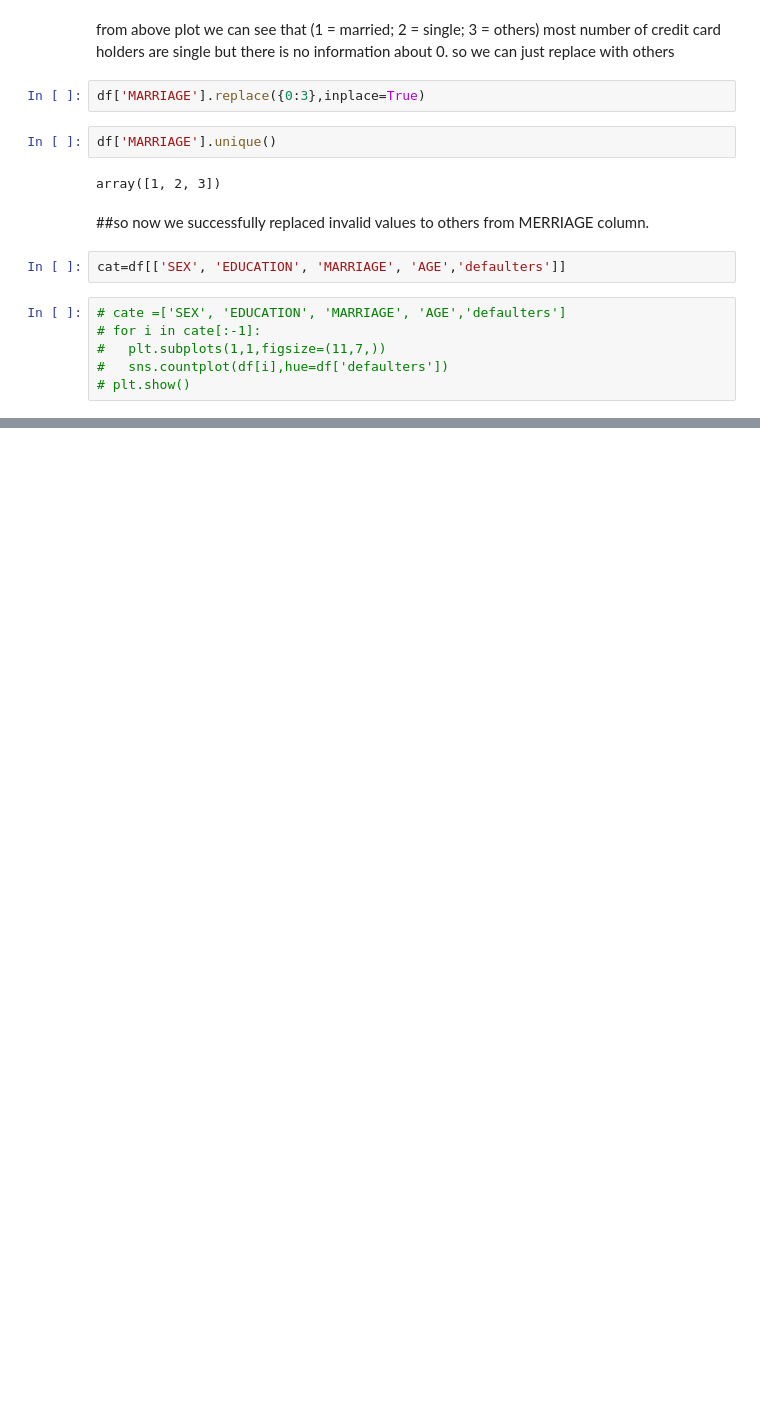
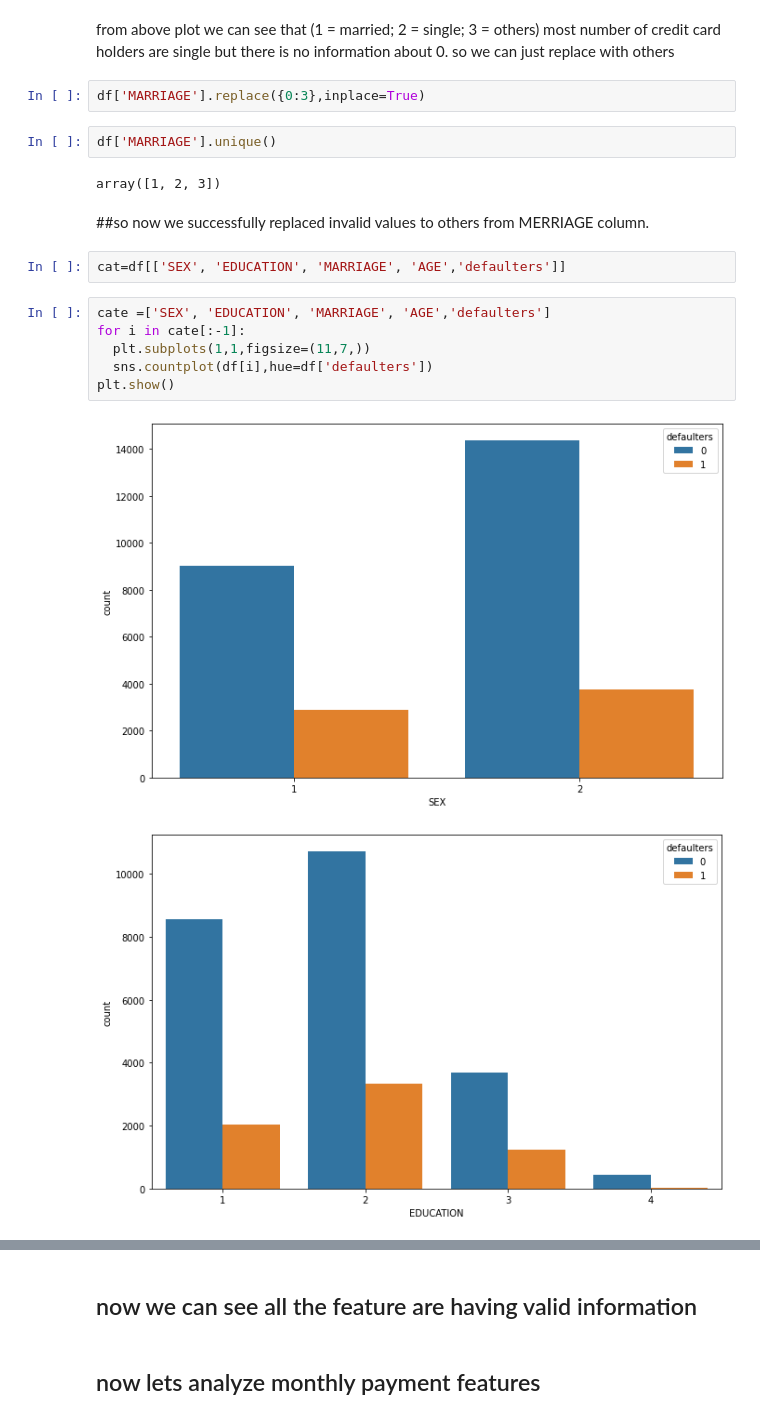
Before and after one commit to IfrazQazi/Credit-Card-Default-Prediction, a Jupyter notebook: Credit_Card_Default_Prediction.ipynb, the cells around one changed output, grey strips where cells are left out. Drawn from its saved outputs; the diff is of its cells as text; blank space fills up the shorter version.

```diff
--- a/Credit_Card_Default_Prediction.ipynb
+++ b/Credit_Card_Default_Prediction.ipynb
@@ -290,8 +290,11 @@ array([1, 2, 3])
 # %%
 cat=df[['SEX', 'EDUCATION', 'MARRIAGE', 'AGE','defaulters']]
 # %%
-# cate =['SEX', 'EDUCATION', 'MARRIAGE', 'AGE','defaulters']
-# for i in cate[:-1]:
-#   plt.subplots(1,1,figsize=(11,7,))
-#   sns.countplot(df[i],hue=df['defaulters'])
-# plt.show()
+cate =['SEX', 'EDUCATION', 'MARRIAGE', 'AGE','defaulters']
+for i in cate[:-1]:
+  plt.subplots(1,1,figsize=(11,7,))
+  sns.countplot(df[i],hue=df['defaulters'])
+plt.show()
+# %% [output]
+[figure, added]
+[figure, added]
@@ -297,0 +303,4 @@ cat=df[['SEX', 'EDUCATION', 'MARRIAGE', 'AGE','defaulters']]
+# %% [markdown]
+## now we can see all the feature are having valid information
+# %% [markdown]
+## now lets analyze monthly payment features
```
Also changed, not shown: parts of 33 cells of this notebook.
